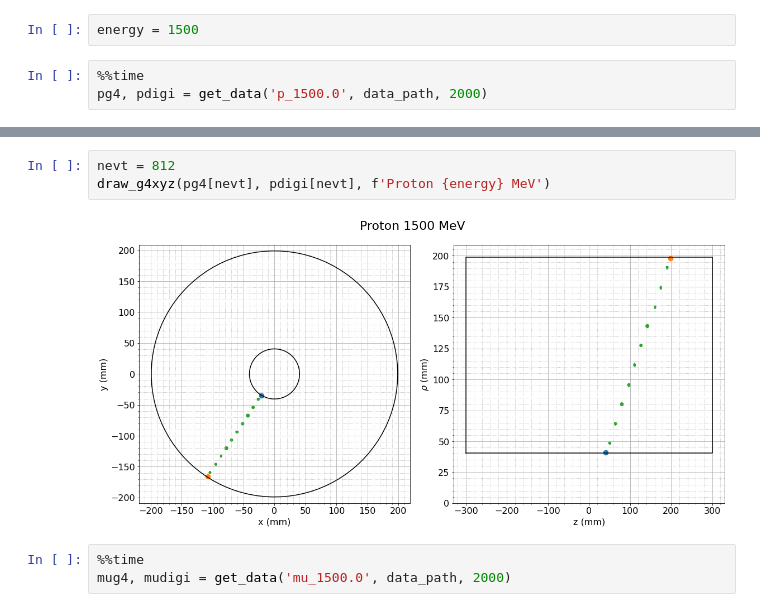
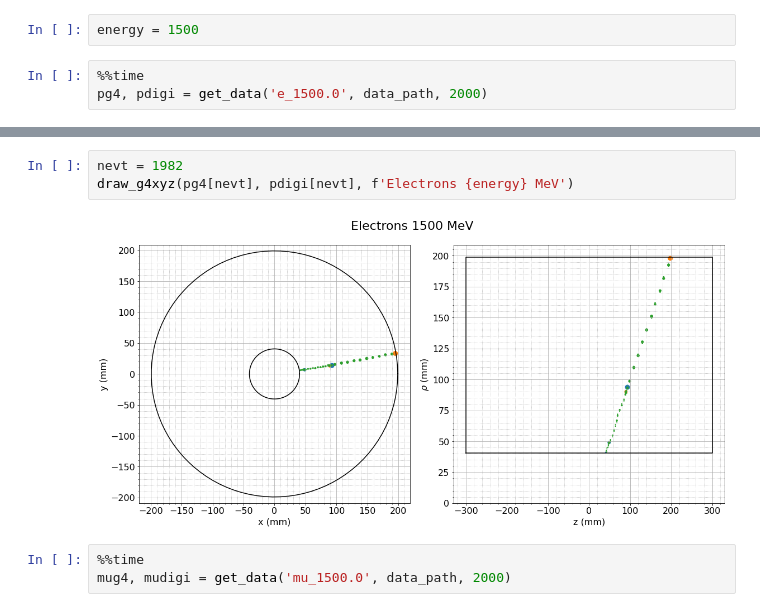
Before and after one commit to VitalyVorobyev/tpcdigi, a Jupyter notebook: DataExploration.ipynb, the cells around one changed output, grey strips where cells are left out. Cells and saved outputs as stored; diff of their text form.

Commit message:
dedx plots generated

```diff
--- a/DataExploration.ipynb
+++ b/DataExploration.ipynb
@@ -44,5 +44,5 @@ p_250.0
 energy = 1500
 # %%
 %%time
-pg4, pdigi = get_data('p_1500.0', data_path, 2000)
+pg4, pdigi = get_data('e_1500.0', data_path, 2000)
 # %% [output]
@@ -51,8 +51,8 @@ Wall time: 21.7 s
 # %%
-nevt = 812
-draw_g4xyz(pg4[nevt], pdigi[nevt], f'Proton {energy} MeV')
+nevt = 1982
+draw_g4xyz(pg4[nevt], pdigi[nevt], f'Electrons {energy} MeV')
 # %% [output]
-[figure, old version]
+[figure, new version]
 # %%
 %%time
 mug4, mudigi = get_data('mu_1500.0', data_path, 2000)
```
Also changed, not shown: parts of 1 cell of this notebook, 55 other files.
